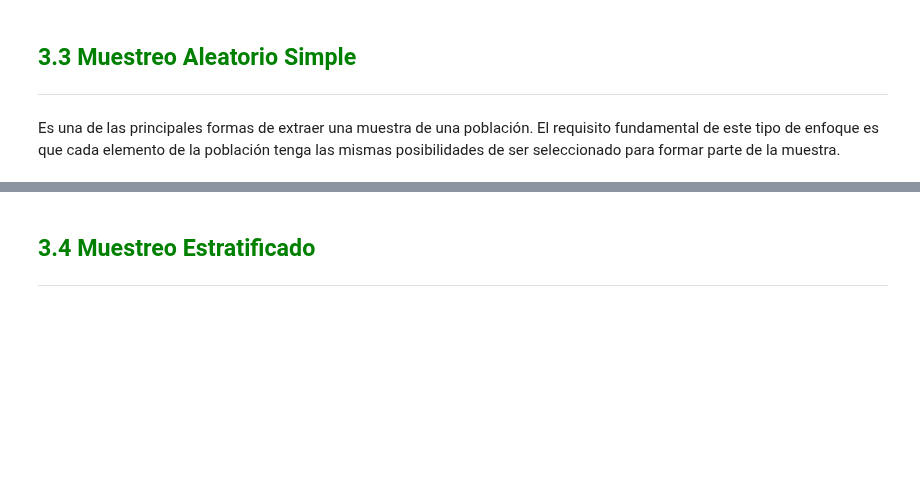
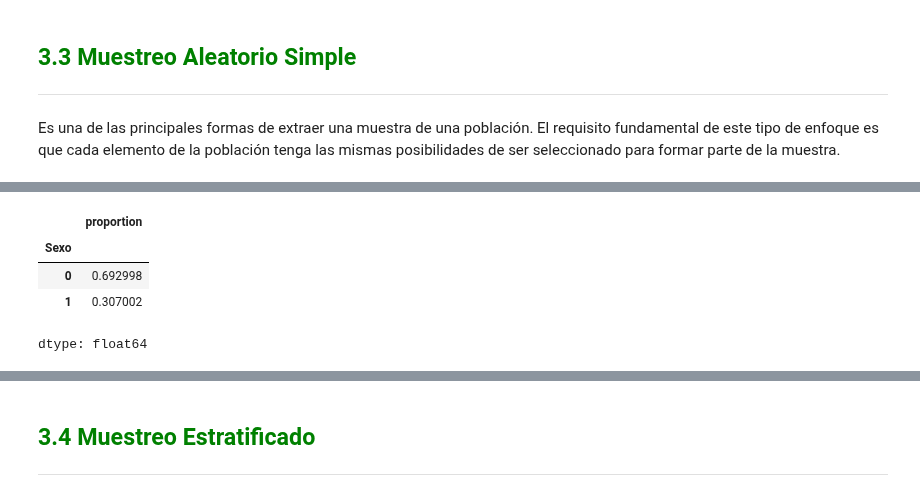
Before and after one commit to Nataliahfk/estadistica_python, a Jupyter notebook: Curso_estadistica_parte2.ipynb, the cells around one changed output, grey strips where cells are left out. Saved outputs shown, nothing was run; the diff lists cells and outputs as text; code cells hidden in the pictures; blank space fills up the shorter version.

```diff
--- a/Curso_estadistica_parte2.ipynb
+++ b/Curso_estadistica_parte2.ipynb
@@ -1109,0 +1181,9 @@ Es una de las principales formas de extraer una muestra de una población. El re
+# %%
+# conteo de la columna sexo en mi df, ver la frecuencia en % normalize = True
+datos.Sexo.value_counts(normalize = True)
+# %% [output]
+|  | proportion |
+| Sexo |  |
+| 0 | 0.692998 |
+| 1 | 0.307002 |
+dtype: float64
```
Also changed, not shown: parts of 11 cells of this notebook.
